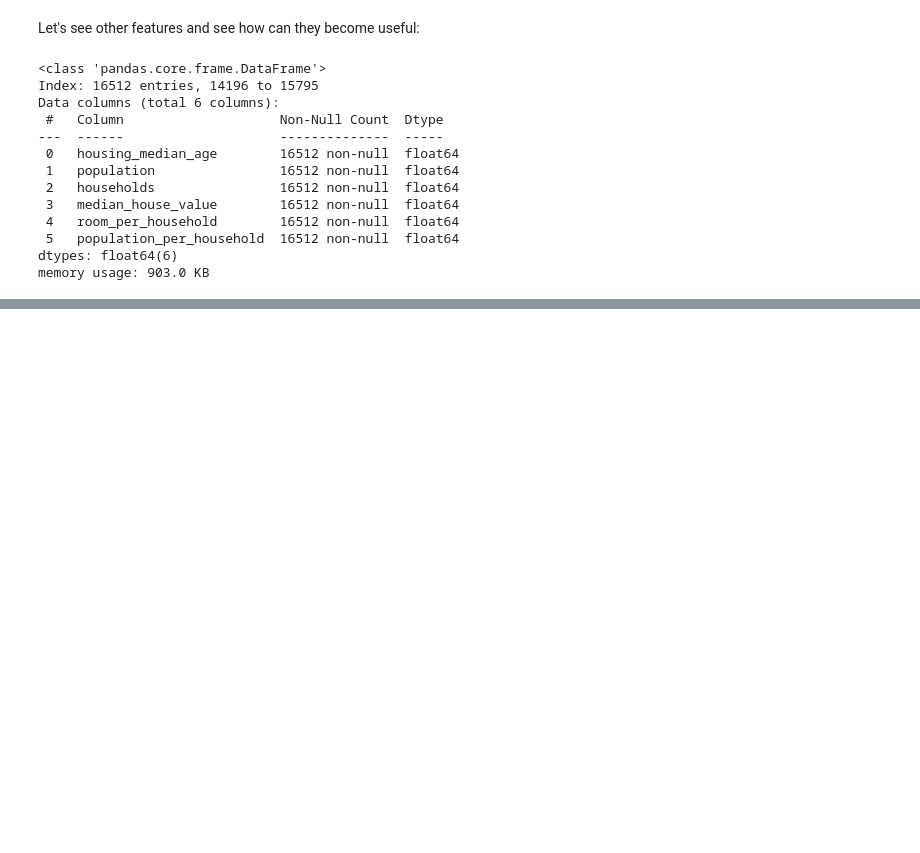
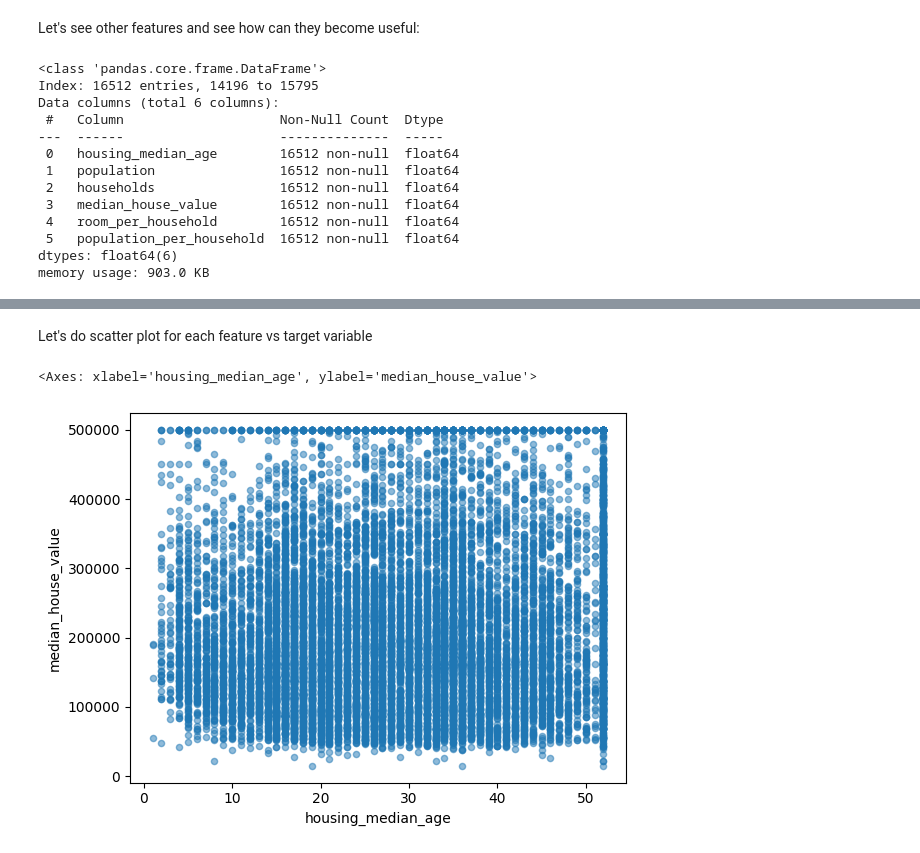
Before and after one commit to Nimish-nks/HousingProject, a Jupyter notebook: notebook/EDA.ipynb, the cells around one changed output, grey strips where cells are left out. Saved outputs shown, nothing was run; the diff lists cells and outputs as text; code cells hidden in the pictures; blank space fills up the shorter version.

```diff
--- a/notebook/EDA.ipynb
+++ b/notebook/EDA.ipynb
@@ -530,0 +541,7 @@ memory usage: 903.0 KB
+# %% [markdown]
+Let's do scatter plot for each feature vs target variable
+# %%
+df.plot(kind='scatter',x='housing_median_age',y='median_house_value',alpha=0.5)
+# %% [output]
+<Axes: xlabel='housing_median_age', ylabel='median_house_value'>
+[figure, added]
```
Also changed, not shown: parts of 2 cells of this notebook, 1 other file.
